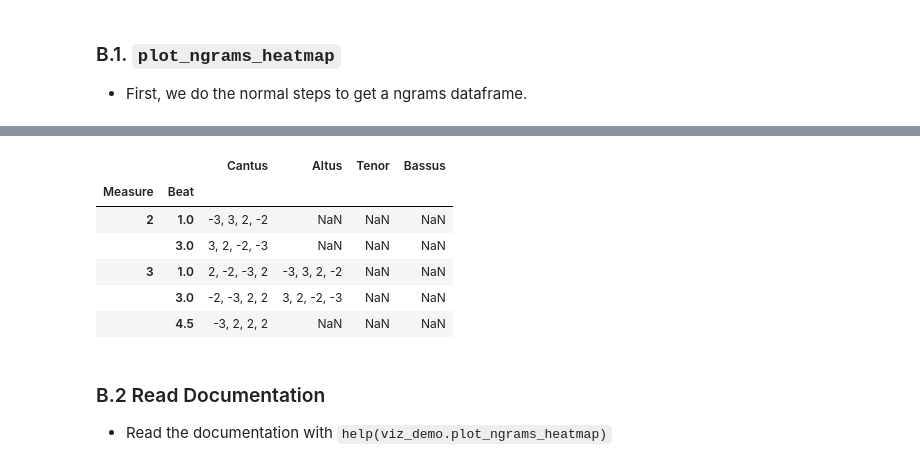
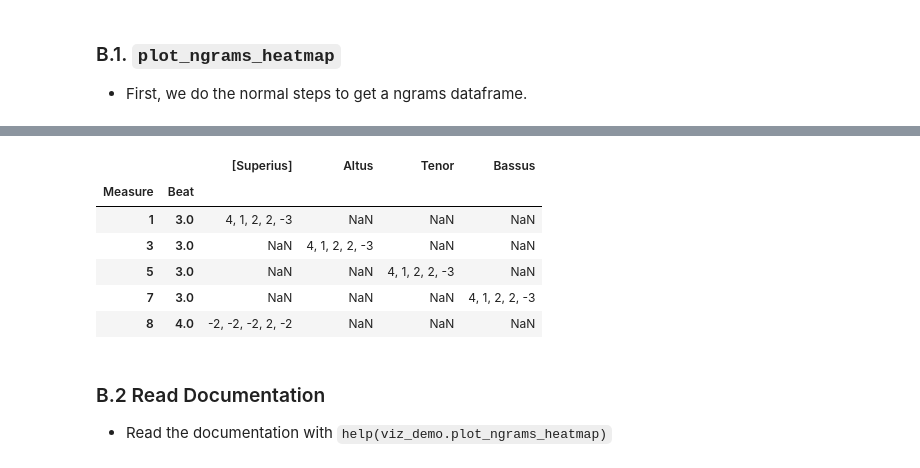
Before and after one commit to RichardFreedman/CRIM_JHUB, a Jupyter notebook: CRIM_9_HeatMaps_Networks.ipynb, the cells around one changed output, grey strips where cells are left out. Saved outputs shown, nothing was run; the diff lists cells and outputs as text; code cells hidden in the pictures.

```diff
--- a/CRIM_9_HeatMaps_Networks.ipynb
+++ b/CRIM_9_HeatMaps_Networks.ipynb
@@ -28,13 +28,13 @@ import visualizations_demo as viz_demo
 * First, we do the normal steps to get a ngrams dataframe.
 # %%
 root = "https://raw.githubusercontent.com/CRIM-Project/CRIM-online/master/crim/static/mei/MEI_3.0/"
-prefix = "CRIM_Model_0019"
+prefix = "CRIM_Model_0008"
 files = [""]
 postfix = ".mei"
 corpus = CorpusBase([root + prefix + files[0] + postfix])
 model = corpus.scores[0]
 mel = model.getMelodic(kind='d', compound=False, unit=0)
-mel_ngrams = model.getNgrams(df=mel, n=4)
+mel_ngrams = model.getNgrams(df=mel, n=5)
 mel_ngrams.head()
 mel_ngrams_bm = model.detailIndex(mel_ngrams)
 mel_ngrams_bm.head()
@@ -44,10 +44,10 @@ Successfully imported https://raw.githubusercontent.com/CRIM-Project/CRIM-online
-|  |  | Cantus | Altus | Tenor | Bassus |
+|  |  | [Superius] | Altus | Tenor | Bassus |
 | Measure | Beat |  |  |  |  |
-| 2 | 1.0 | -3, 3, 2, -2 | NaN | NaN | NaN |
-|  | 3.0 | 3, 2, -2, -3 | NaN | NaN | NaN |
-| 3 | 1.0 | 2, -2, -3, 2 | -3, 3, 2, -2 | NaN | NaN |
-|  | 3.0 | -2, -3, 2, 2 | 3, 2, -2, -3 | NaN | NaN |
-|  | 4.5 | -3, 2, 2, 2 | NaN | NaN | NaN |
+| 1 | 3.0 | 4, 1, 2, 2, -3 | NaN | NaN | NaN |
+| 3 | 3.0 | NaN | 4, 1, 2, 2, -3 | NaN | NaN |
+| 5 | 3.0 | NaN | NaN | 4, 1, 2, 2, -3 | NaN |
+| 7 | 3.0 | NaN | NaN | NaN | 4, 1, 2, 2, -3 |
+| 8 | 4.0 | -2, -2, -2, 2, -2 | NaN | NaN | NaN |
 # %% [markdown]
 ### B.2 Read Documentation
 
```
Also changed, not shown: parts of 9 cells of this notebook, 9 other files.
